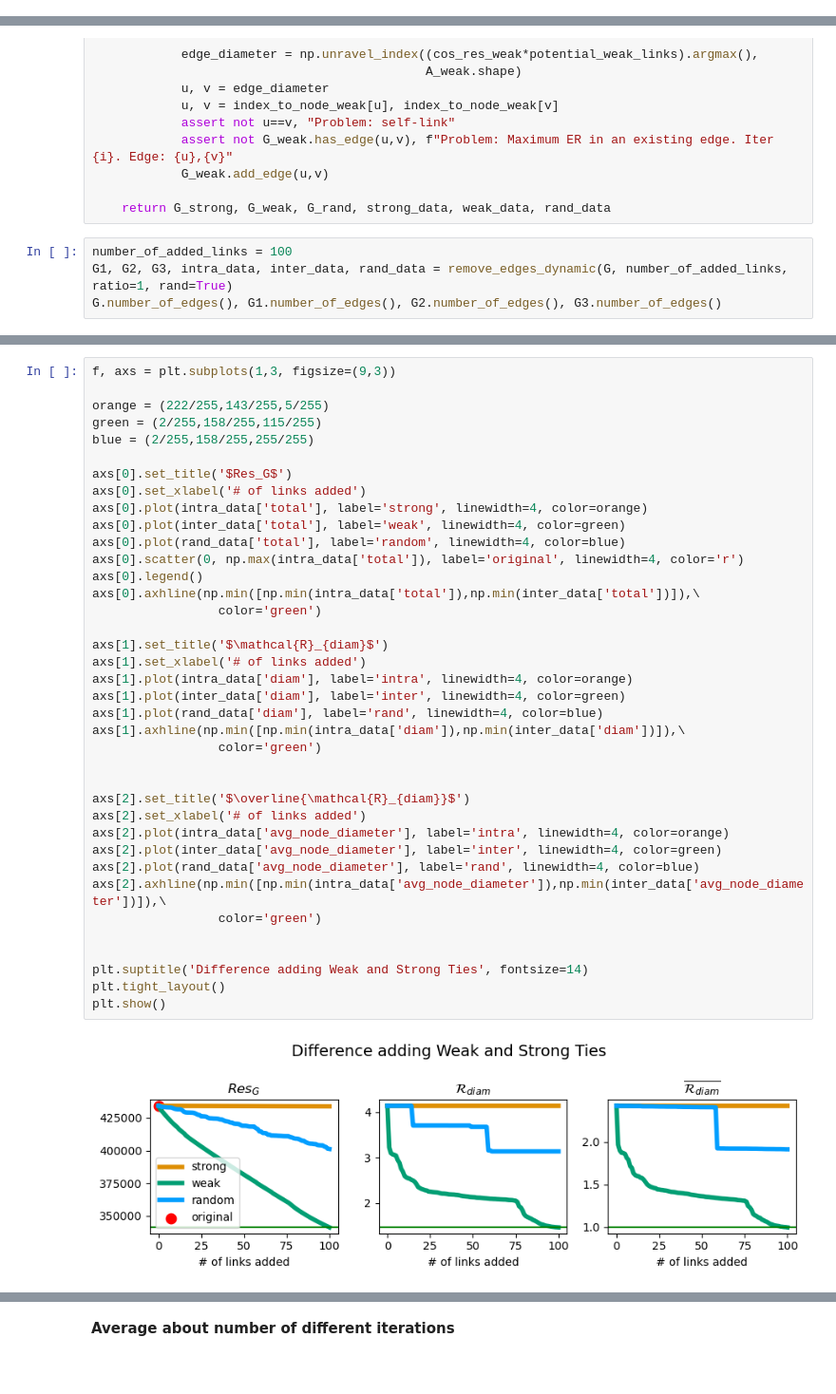
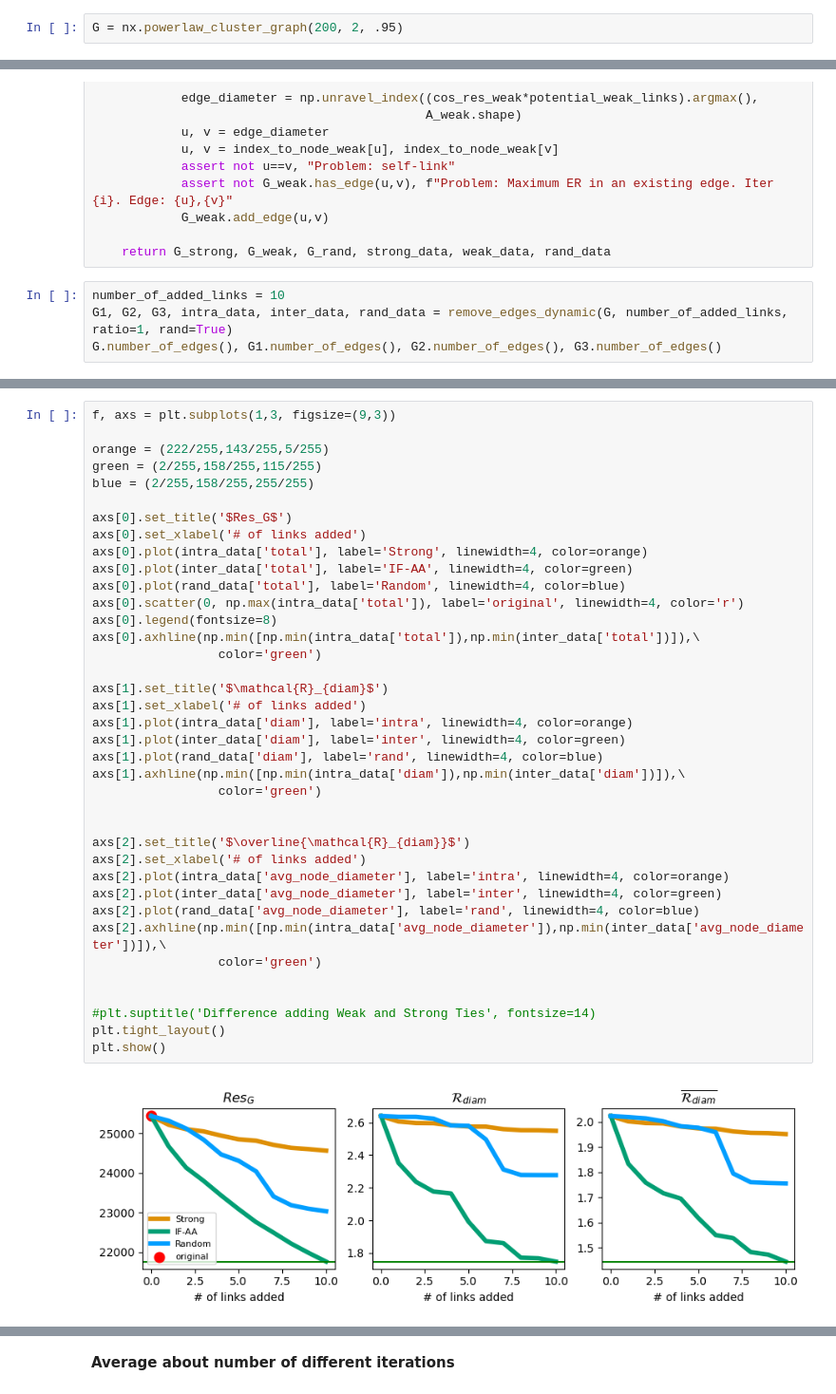
Before and after one commit to AdrianArnaiz/StructuralGroupUnfairness, a Jupyter notebook: Robust Homophily.ipynb, the cells around one changed output, grey strips where cells are left out. Shown at 95% size. Drawn from its saved outputs; the diff is of its cells as text.

```diff
--- a/Robust Homophily.ipynb
+++ b/Robust Homophily.ipynb
@@ -1515,0 +1664,2 @@ G.add_edges_from([(0,1),(0,3),(1,2),(1,3),(1,4),(2,4),(2,11),(3,4),(3,5),
+# %%
+G = nx.powerlaw_cluster_graph(200, 2, .95)
@@ -1621,7 +1778,7 @@ def remove_edges_dynamic(G, number_of_edges, ratio=1, rand = False):
 
     return G_strong, G_weak, G_rand, strong_data, weak_data, rand_data
 # %%
-number_of_added_links = 100
+number_of_added_links = 10
 G1, G2, G3, intra_data, inter_data, rand_data = remove_edges_dynamic(G, number_of_added_links, ratio=1, rand=True)
 G.number_of_edges(), G1.number_of_edges(), G2.number_of_edges(), G3.number_of_edges()
 # %% [output]
@@ -1677,36 +2016,36 @@ orange = (222/255,143/255,5/255)
 green = (2/255,158/255,115/255)
 blue = (2/255,158/255,255/255)
 
 axs[0].set_title('$Res_G$')
 axs[0].set_xlabel('# of links added')
-axs[0].plot(intra_data['total'], label='strong', linewidth=4, color=orange)
-axs[0].plot(inter_data['total'], label='weak', linewidth=4, color=green)
-axs[0].plot(rand_data['total'], label='random', linewidth=4, color=blue)
+axs[0].plot(intra_data['total'], label='Strong', linewidth=4, color=orange)
+axs[0].plot(inter_data['total'], label='IF-AA', linewidth=4, color=green)
+axs[0].plot(rand_data['total'], label='Random', linewidth=4, color=blue)
 axs[0].scatter(0, np.max(intra_data['total']), label='original', linewidth=4, color='r')
-axs[0].legend()
+axs[0].legend(fontsize=8)
 axs[0].axhline(np.min([np.min(intra_data['total']),np.min(inter_data['total'])]),\
                  color='green')
 
 axs[1].set_title('$\mathcal{R}_{diam}$')
 axs[1].set_xlabel('# of links added')
 axs[1].plot(intra_data['diam'], label='intra', linewidth=4, color=orange)
 axs[1].plot(inter_data['diam'], label='inter', linewidth=4, color=green)
 axs[1].plot(rand_data['diam'], label='rand', linewidth=4, color=blue)
 axs[1].axhline(np.min([np.min(intra_data['diam']),np.min(inter_data['diam'])]),\
                  color='green')
 
 
 axs[2].set_title('$\overline{\mathcal{R}_{diam}}$')
 axs[2].set_xlabel('# of links added')
 axs[2].plot(intra_data['avg_node_diameter'], label='intra', linewidth=4, color=orange)
 axs[2].plot(inter_data['avg_node_diameter'], label='inter', linewidth=4, color=green)
 axs[2].plot(rand_data['avg_node_diameter'], label='rand', linewidth=4, color=blue)
 axs[2].axhline(np.min([np.min(intra_data['avg_node_diameter']),np.min(inter_data['avg_node_diameter'])]),\
                  color='green')
 
 
-plt.suptitle('Difference adding Weak and Strong Ties', fontsize=14)
+#plt.suptitle('Difference adding Weak and Strong Ties', fontsize=14)
 plt.tight_layout()
 plt.show()
 # %% [output]
-[figure, old version]
+[figure, new version]
```
Also changed, not shown: parts of 84 cells of this notebook.
